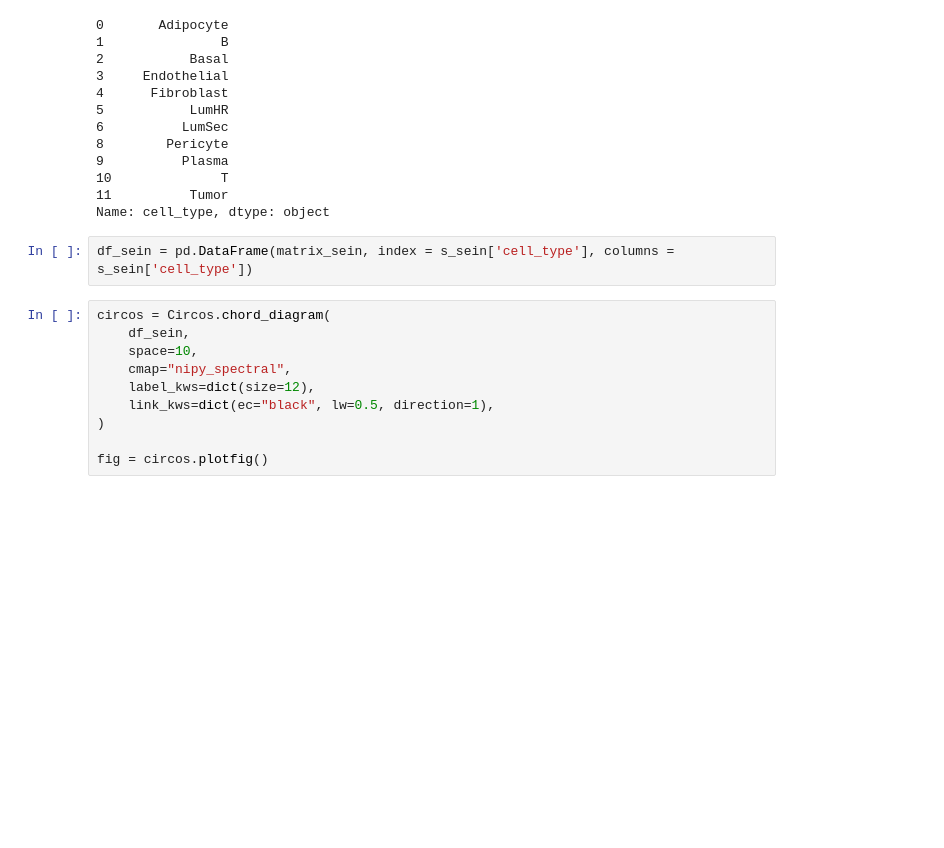
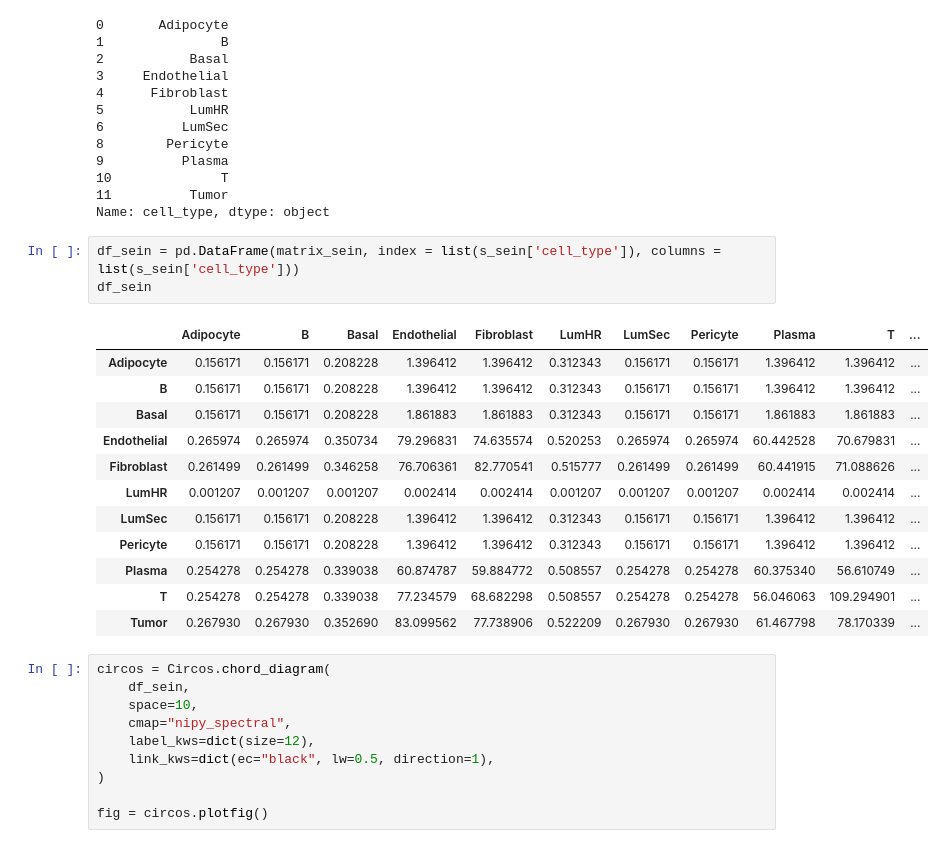
Before and after one commit to Lilian-GA/GenMed_CCC, a Jupyter notebook: sender_receiver_analysis.ipynb, the cells around one changed output. Saved outputs shown, nothing was run; the diff lists cells and outputs as text; blank space fills up the shorter version.

```diff
--- a/sender_receiver_analysis.ipynb
+++ b/sender_receiver_analysis.ipynb
@@ -113,7 +113,21 @@ s_sein['cell_type']
 11          Tumor
 Name: cell_type, dtype: object
 # %%
-df_sein = pd.DataFrame(matrix_sein, index = s_sein['cell_type'], columns = s_sein['cell_type'])
+df_sein = pd.DataFrame(matrix_sein, index = list(s_sein['cell_type']), columns = list(s_sein['cell_type']))
+df_sein
+# %% [output]
+|  | Adipocyte | B | Basal | Endothelial | Fibroblast | LumHR | LumSec | Pericyte | Plasma | T | ... |
+| Adipocyte | 0.156171 | 0.156171 | 0.208228 | 1.396412 | 1.396412 | 0.312343 | 0.156171 | 0.156171 | 1.396412 | 1.396412 | ... |
+| B | 0.156171 | 0.156171 | 0.208228 | 1.396412 | 1.396412 | 0.312343 | 0.156171 | 0.156171 | 1.396412 | 1.396412 | ... |
+| Basal | 0.156171 | 0.156171 | 0.208228 | 1.861883 | 1.861883 | 0.312343 | 0.156171 | 0.156171 | 1.861883 | 1.861883 | ... |
+| Endothelial | 0.265974 | 0.265974 | 0.350734 | 79.296831 | 74.635574 | 0.520253 | 0.265974 | 0.265974 | 60.442528 | 70.679831 | ... |
+| Fibroblast | 0.261499 | 0.261499 | 0.346258 | 76.706361 | 82.770541 | 0.515777 | 0.261499 | 0.261499 | 60.441915 | 71.088626 | ... |
+| LumHR | 0.001207 | 0.001207 | 0.001207 | 0.002414 | 0.002414 | 0.001207 | 0.001207 | 0.001207 | 0.002414 | 0.002414 | ... |
+| LumSec | 0.156171 | 0.156171 | 0.208228 | 1.396412 | 1.396412 | 0.312343 | 0.156171 | 0.156171 | 1.396412 | 1.396412 | ... |
+| Pericyte | 0.156171 | 0.156171 | 0.208228 | 1.396412 | 1.396412 | 0.312343 | 0.156171 | 0.156171 | 1.396412 | 1.396412 | ... |
+| Plasma | 0.254278 | 0.254278 | 0.339038 | 60.874787 | 59.884772 | 0.508557 | 0.254278 | 0.254278 | 60.375340 | 56.610749 | ... |
+| T | 0.254278 | 0.254278 | 0.339038 | 77.234579 | 68.682298 | 0.508557 | 0.254278 | 0.254278 | 56.046063 | 109.294901 | ... |
+| Tumor | 0.267930 | 0.267930 | 0.352690 | 83.099562 | 77.738906 | 0.522209 | 0.267930 | 0.267930 | 61.467798 | 78.170339 | ... |
 # %%
 circos = Circos.chord_diagram(
     df_sein,
```
Also changed, not shown: parts of 1 cell of this notebook.
